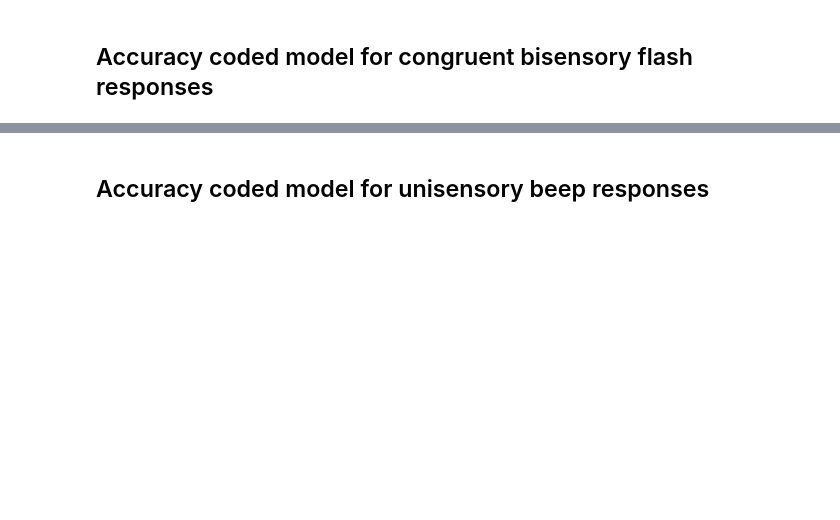
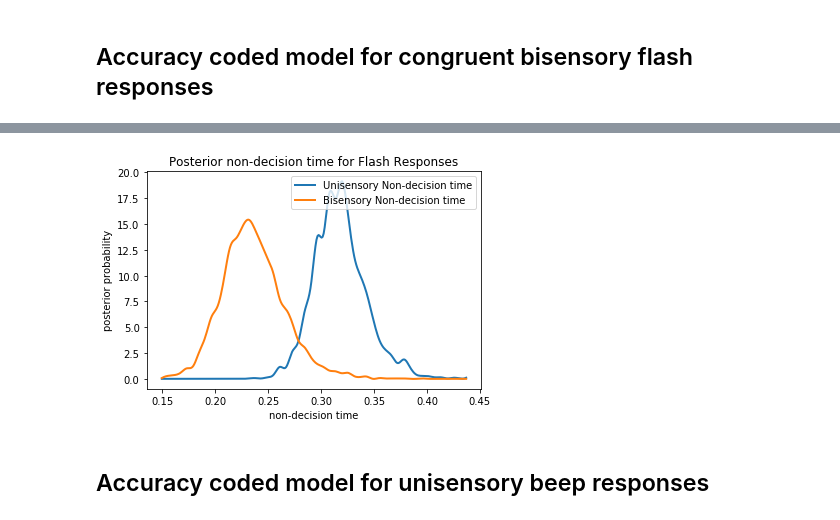
Before and after one commit to chauedwin/NumerosityHDDM, a Jupyter notebook: NewExperiment.ipynb, the cells around one changed output, grey strips where cells are left out. Cells and saved outputs as stored; diff of their text form; code cells hidden in the pictures; blank space fills up the shorter version.

```diff
--- a/NewExperiment.ipynb
+++ b/NewExperiment.ipynb
@@ -443,3 +465,14 @@ Plotting t
+# %%
+t_unif, t_unif_std = unif_acc_z.nodes_db.node[['t', 't_std']]
+t_congrf, t_congrf_std = congrf_acc_z.nodes_db.node[['t', 't_std']]
+hddm.analyze.plot_posterior_nodes([t_unif, t_congrf])
+plt.title("Posterior non-decision time for Flash Responses")
+plt.gca().legend(("Unisensory Non-decision time", "Bisensory Non-decision time"), loc="upper right")
+plt.xlabel("non-decision time")
+plt.ylabel("posterior probability")
+plt.show()
+# %% [output]
+[figure, added]
 # %% [markdown]
 ## Accuracy coded model for unisensory beep responses
 # %%
```
Also changed, not shown: parts of 26 cells of this notebook.
